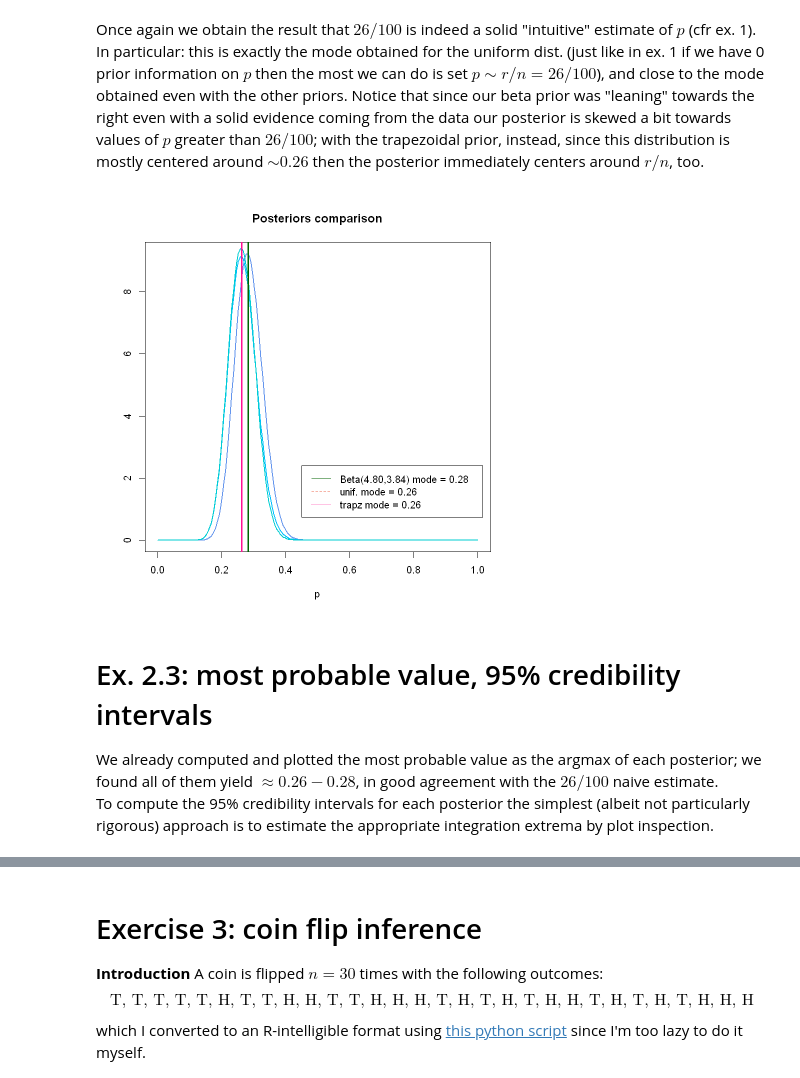
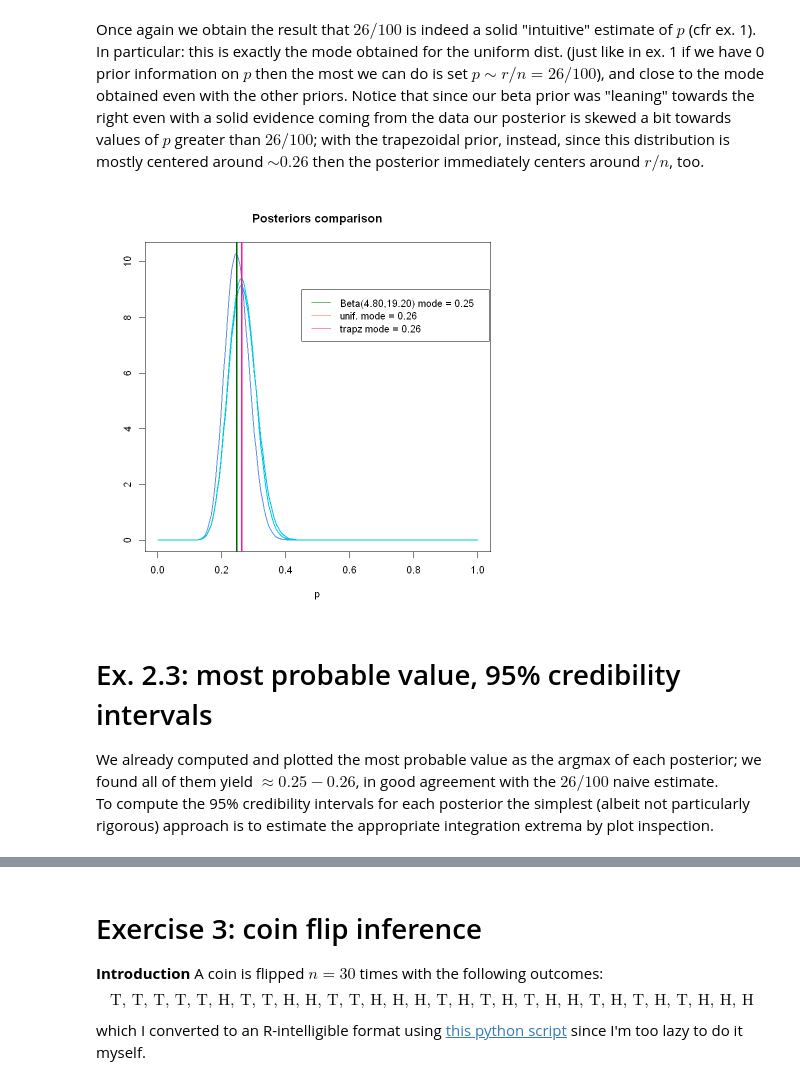
Before and after one commit to marco-giunta/AdvStatPhysAn, a Jupyter notebook: compito_5.ipynb, the cells around one changed output, grey strips where cells are left out. Cells and saved outputs as stored; diff of their text form; code cells hidden in the pictures.

```diff
--- a/compito_5.ipynb
+++ b/compito_5.ipynb
@@ -77,7 +69,7 @@ print(paste("var < mu*(1-mu) =", 0.08^2 < 0.2*(1-0.2)))
 mu <- 0.2; sd <- 0.08
 
 alpha <- mu*(mu*(1-mu)/sd^2-1)
-beta  <- (1-mu)*mu*(mu*(1-mu)/sd^2-1)
+beta  <- (1/mu-1)*mu*(mu*(1-mu)/sd^2-1)
 
 beta.prior <- function(p) dbeta(p, shape1 = alpha, shape2 = beta)
 uniform.prior <- function(p) rep(1, times = length(p)) # Notice that f(p)=1 defined over [0,1] is already normalized --> no normaliz. factor is needed
@@ -87,5 +79,5 @@ p.vector <- seq(0,1, length.out = 200) # p is in [0,1], of course
 plot(p.vector, beta.prior(p.vector), type = "l", col = "cornflowerblue", lwd = 3, xlab = "p", ylab = "", main = "Priors comparison")
 lines(p.vector, uniform.prior(p.vector), col = "deepskyblue", lwd = 3)
 lines(p.vector, trapezoidal.prior(p.vector), col = "darkturquoise", lwd = 3)
-legend(legend = c(sprintf("Beta(%.2f,%.2f)",alpha,beta),"uniform","trapz."), col = c("cornflowerblue","deepskyblue","darkturquoise"), lty = 1:3, x = 0.7, y = 2.4)
+legend(legend = c(sprintf("Beta(%.2f,%.2f)",alpha,beta),"uniform","trapz."), col = c("cornflowerblue","deepskyblue","darkturquoise"), lty = rep(1, times = 3), x = 0.6, y = 5)
 # %% [output]
@@ -121,23 +113,23 @@ In particular: this is exactly the mode obtained for the uniform dist. (just lik
 # %%
 find.max <- function(fun, x) x[which.max(fun(x))]
 # MODE COMPUTATION: Here we simply have mode = max.
 mode.beta        <- find.max(posterior.beta.prior, p.vector)
 mode.uniform     <- find.max(posterior.uniform.prior, p.vector)
 mode.trapezoidal <- find.max(posterior.trapezoidal.prior, p.vector)
 
 # POSTERIORS PLOTS WITH MODES HIGHLIGHTED
 p.vector <- seq(0,1, length.out = 200) # p is in [0,1]
 plot(p.vector, posterior.beta.prior(p.vector), type = "l", col = "cornflowerblue", lwd = 2, xlab = "p", ylab = "", main = "Posteriors comparison")
 lines(p.vector, posterior.uniform.prior(p.vector), col = "deepskyblue", lwd = 2)
 lines(p.vector, posterior.trapezoidal.prior(p.vector), col = "darkturquoise", lwd = 2)
 
 abline(v = mode.beta, col = "darkgreen", lwd = 2.5); abline(v = mode.uniform, col = "coral2", lwd = 2.5); abline(v = mode.trapezoidal, col = "deeppink", lwd = 2.5)
-legend(legend = c(sprintf("Beta(%.2f,%.2f) mode = %.2f",alpha,beta, mode.beta),sprintf("unif. mode = %.2f", mode.uniform),sprintf("trapz mode = %.2f", mode.trapezoidal)), col = c("darkgreen","coral2","deeppink"), lty = 1:3, x = 0.45, y = 2.4)
+legend(legend = c(sprintf("Beta(%.2f,%.2f) mode = %.2f",alpha,beta, mode.beta),sprintf("unif. mode = %.2f", mode.uniform),sprintf("trapz mode = %.2f", mode.trapezoidal)), col = c("darkgreen","coral2","deeppink"), lty = rep(1, times = 3), x = 0.45, y = 9)
 # %% [output]
-[figure, old version]
+[figure, new version]
 # %% [markdown]
 # Ex. 2.3: most probable value, 95% credibility intervals
-We already computed and plotted the most probable value as the argmax of each posterior; we found all of them yield $\approx 0.26-0.28$, in good agreement with the $26/100$ naive estimate.
+We already computed and plotted the most probable value as the argmax of each posterior; we found all of them yield $\approx 0.25-0.26$, in good agreement with the $26/100$ naive estimate.
 To compute the 95% credibility intervals for each posterior the simplest (albeit not particularly rigorous) approach is to estimate the appropriate integration extrema by plot inspection.
 # %%
 x1.95.beta <- mode.beta - 0.085; x2.95.beta <- mode.beta + 0.085
```
Also changed, not shown: parts of 6 cells of this notebook.
